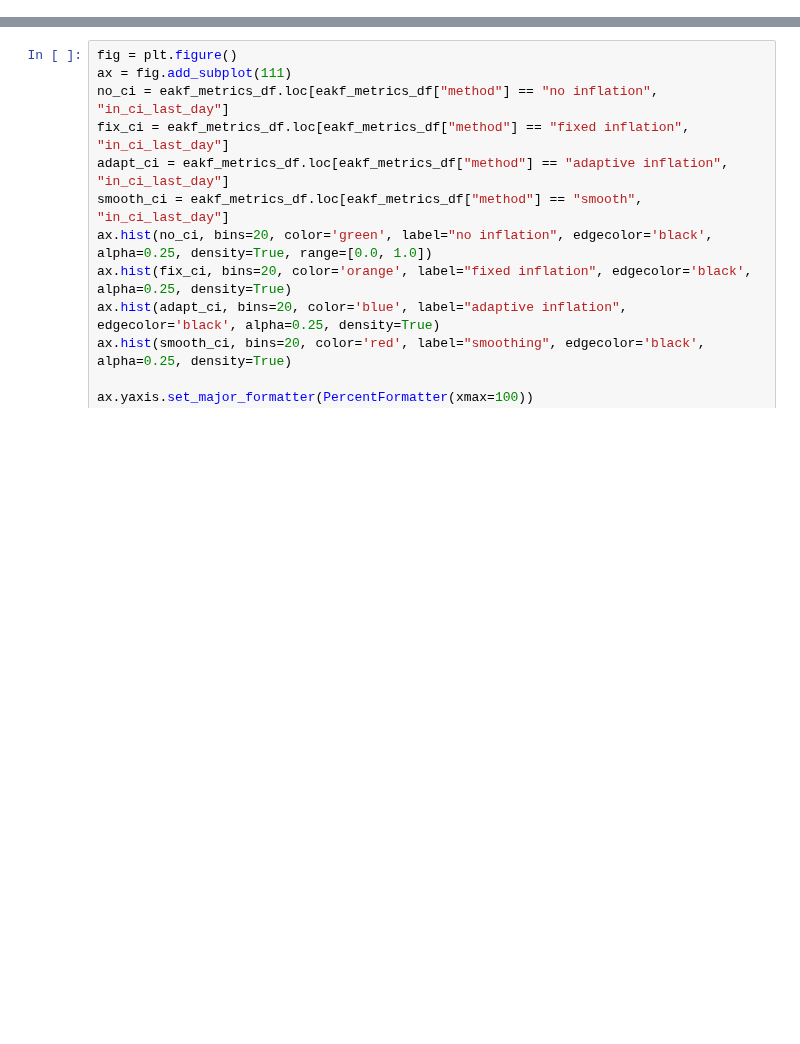
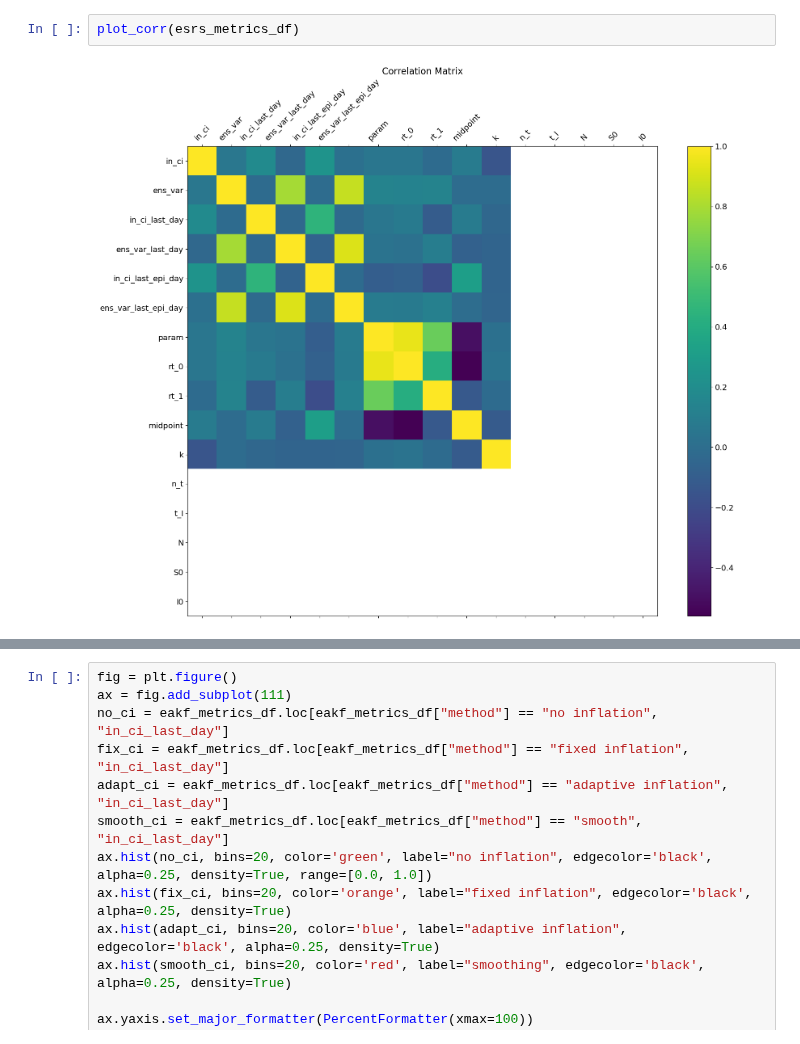
Before and after one commit to hwunrow/epykalman, a Jupyter notebook: src/epyfilter/c2b2/Untitled.ipynb, the cells around one changed output, grey strips where cells are left out. Cells and saved outputs as stored; diff of their text form; blank space fills up the shorter version.

```diff
--- a/src/epyfilter/c2b2/Untitled.ipynb
+++ b/src/epyfilter/c2b2/Untitled.ipynb
@@ -87,0 +119,4 @@ epiestim_metrics_df[['window', 'rt_peak_rmse', 'rt_rmse', 'rt_last_epi_day_rmse'
+# %%
+plot_corr(esrs_metrics_df)
+# %% [output]
+[figure, added]
```
Also changed, not shown: parts of 16 cells of this notebook.
